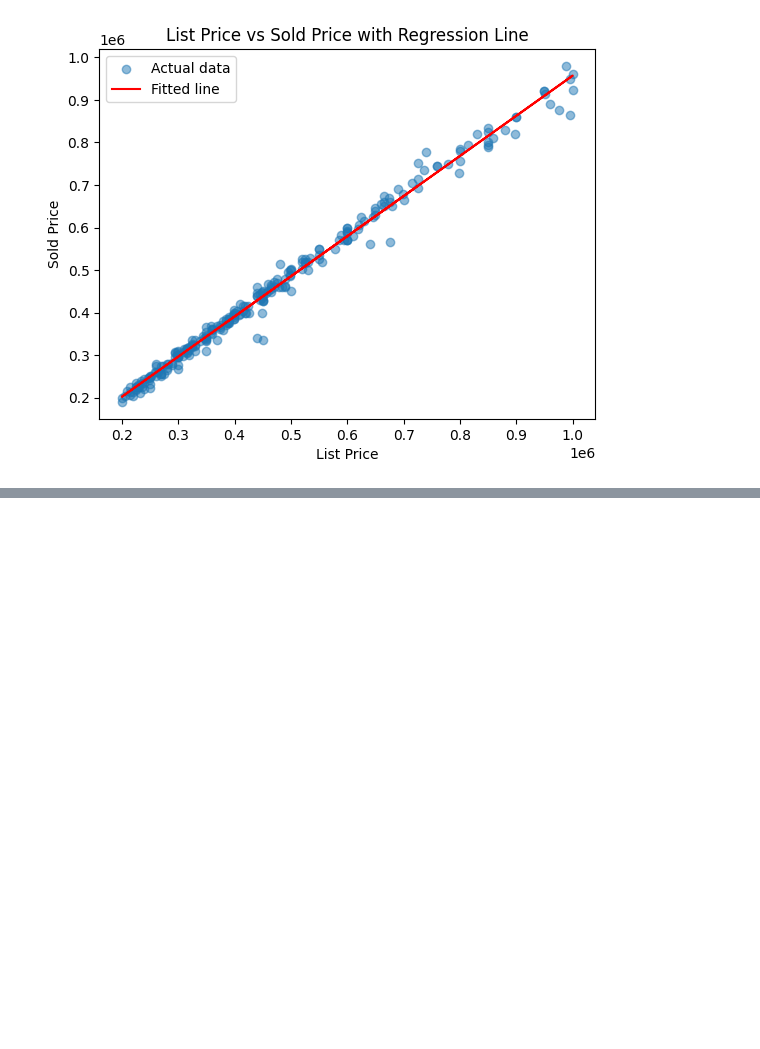
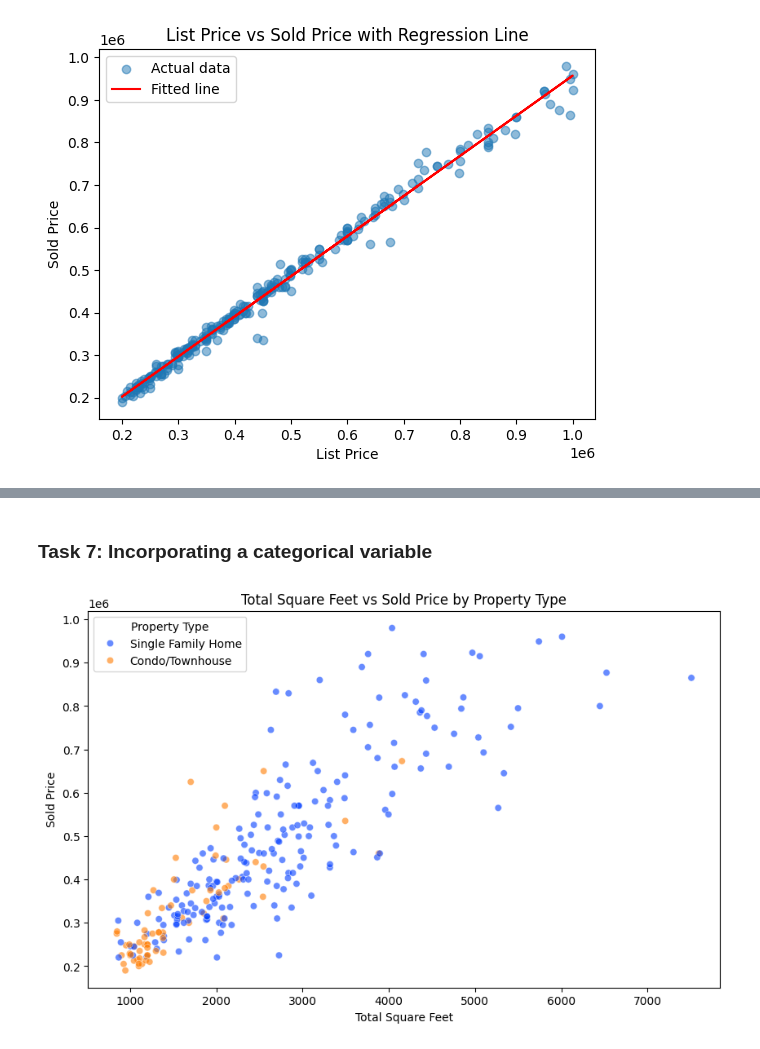
Before and after one commit to melanieprettyman/Summer2024, a Jupyter notebook: CS6017/HW2/Hw2/HW2.ipynb, the cells around one changed output, grey strips where cells are left out. Saved outputs shown, nothing was run; the diff lists cells and outputs as text; code cells hidden in the pictures; blank space fills up the shorter version.

```diff
--- a/CS6017/HW2/Hw2/HW2.ipynb
+++ b/CS6017/HW2/Hw2/HW2.ipynb
@@ -271,0 +330,18 @@ plt.show()
+# %% [markdown]
+### Task 7: Incorporating a categorical variable
+# %%
+
+# Define a mapping for property types for visualization
+prop_type_mapping = {0: 'Condo/Townhouse', 1: 'Single Family Home'}
+filtered_df['Prop_Type'] = filtered_df['Prop_Type_num'].map(prop_type_mapping)
+
+# Plot
+plt.figure(figsize=(10, 6))
+sns.scatterplot(data=filtered_df, x='TotSqf', y='SoldPrice', hue='Prop_Type', palette='bright', alpha=0.6)
+plt.title('Total Square Feet vs Sold Price by Property Type')
+plt.xlabel('Total Square Feet')
+plt.ylabel('Sold Price')
+plt.legend(title='Property Type')
+plt.show()
+# %% [output]
+[figure, added]
```
Also changed, not shown: parts of 8 cells of this notebook.
